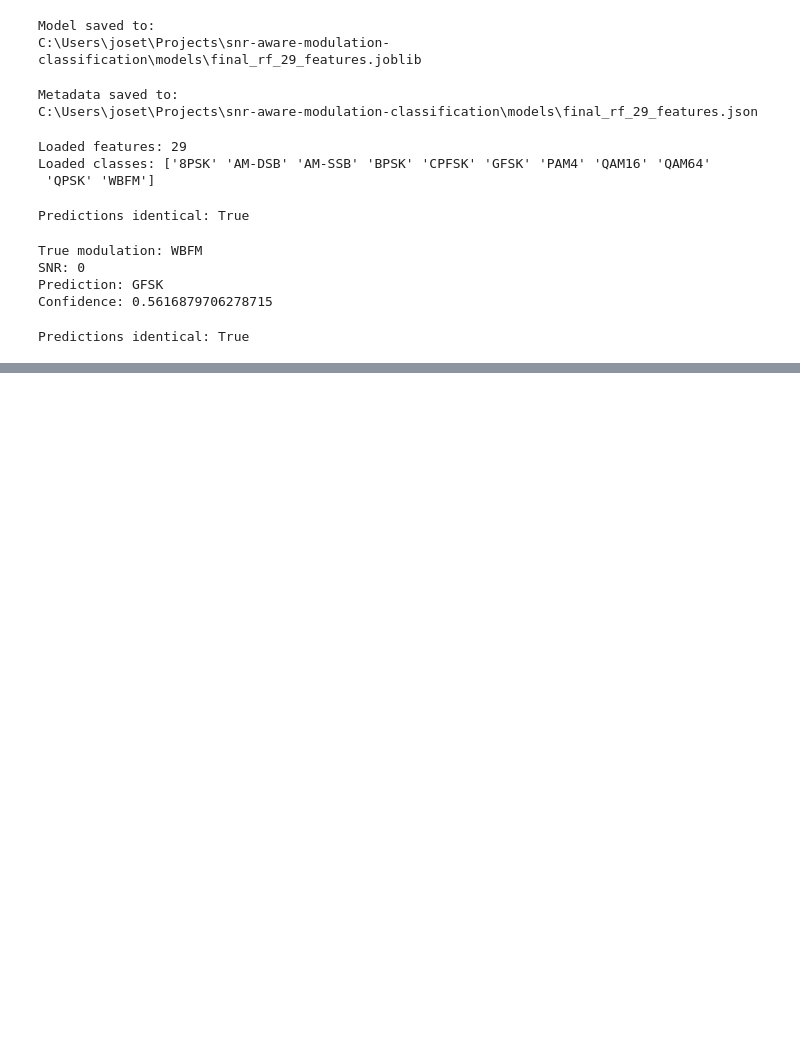
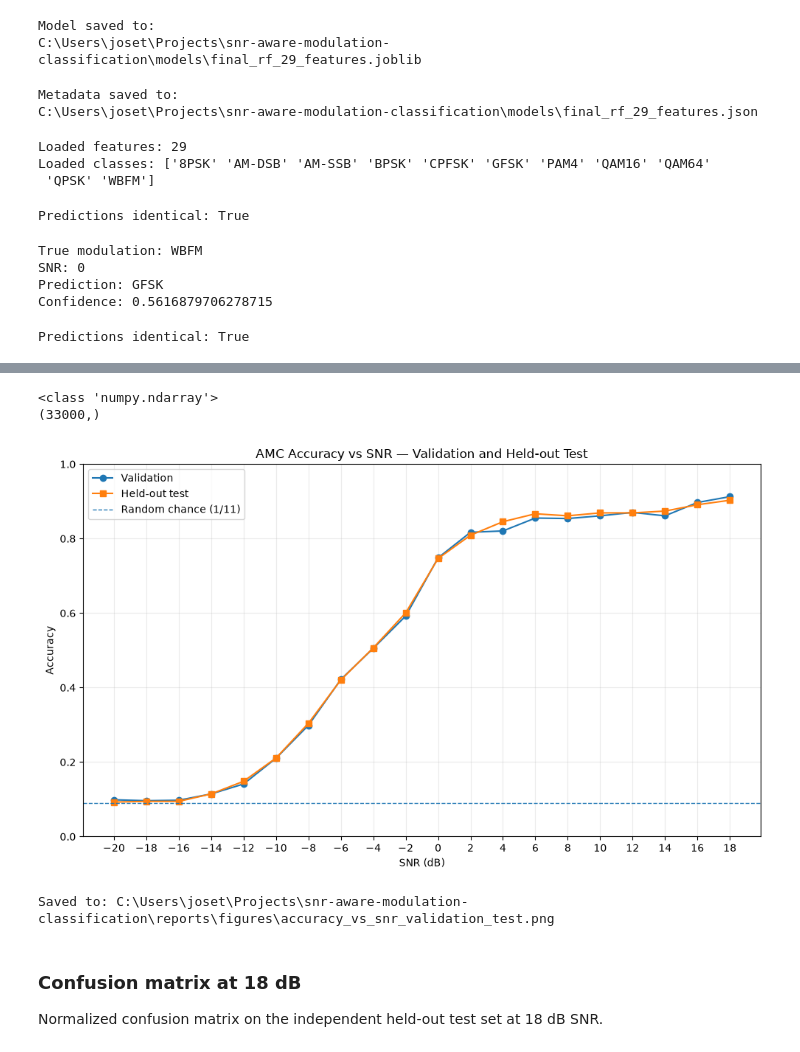
Before and after one commit to joseetenreiro/snr-aware-modulation-classification, a Jupyter notebook: notebooks/08_final_test.ipynb, the cells around one changed output, grey strips where cells are left out. Saved outputs shown, nothing was run; the diff lists cells and outputs as text; code cells hidden in the pictures; blank space fills up the shorter version.

Commit message:
docs: add final evaluation figures and project results

```diff
--- a/notebooks/08_final_test.ipynb
+++ b/notebooks/08_final_test.ipynb
@@ -1149,0 +1166,12 @@ Predictions identical: True
+# %%
+print(type(test_predictions))
+print(test_predictions.shape)
+# %% [output]
+<class 'numpy.ndarray'>
+(33000,)
+# %%
+import matplotlib.pyplot as plt
+from pathlib import Path
+
+FIGURES_DIR = PROJECT_ROOT / "reports" / "figures"
+FIGURES_DIR.mkdir(parents=True, exist_ok=True)
@@ -1149,0 +1231,59 @@ Predictions identical: True
+# %%
+fig, ax = plt.subplots(figsize=(10, 6))
+
+ax.plot(
+    snr_values,
+    validation_accuracy,
+    marker="o",
+    label="Validation",
+)
+
+ax.plot(
+    snr_values,
+    test_accuracy_by_snr,
+    marker="s",
+    label="Held-out test",
+)
+
+ax.axhline(
+    1 / 11,
+    linestyle="--",
+    linewidth=1,
+    label="Random chance (1/11)",
+)
+
+ax.set_xlabel("SNR (dB)")
+ax.set_ylabel("Accuracy")
+ax.set_title(
+    "AMC Accuracy vs SNR — Validation and Held-out Test"
+)
+
+ax.set_xticks(snr_values)
+ax.set_ylim(0, 1)
+ax.grid(alpha=0.25)
+ax.legend()
+
+fig.tight_layout()
+
+figure_path = (
+    FIGURES_DIR
+    / "accuracy_vs_snr_validation_test.png"
+)
+
+fig.savefig(
+    figure_path,
+    dpi=200,
+    bbox_inches="tight",
+)
+
+plt.show()
+
+print("Saved to:", figure_path)
+# %% [output]
+[figure, added]
+Saved to: C:\Users\joset\Projects\snr-aware-modulation-classification\reports\figures\accuracy_vs_snr_validation_test.png
+# %% [markdown]
+### Confusion matrix at 18 dB
+
+Normalized confusion matrix on the independent held-out test set at
+18 dB SNR.
```
Also changed, not shown: parts of 12 cells of this notebook, 5 other files.
